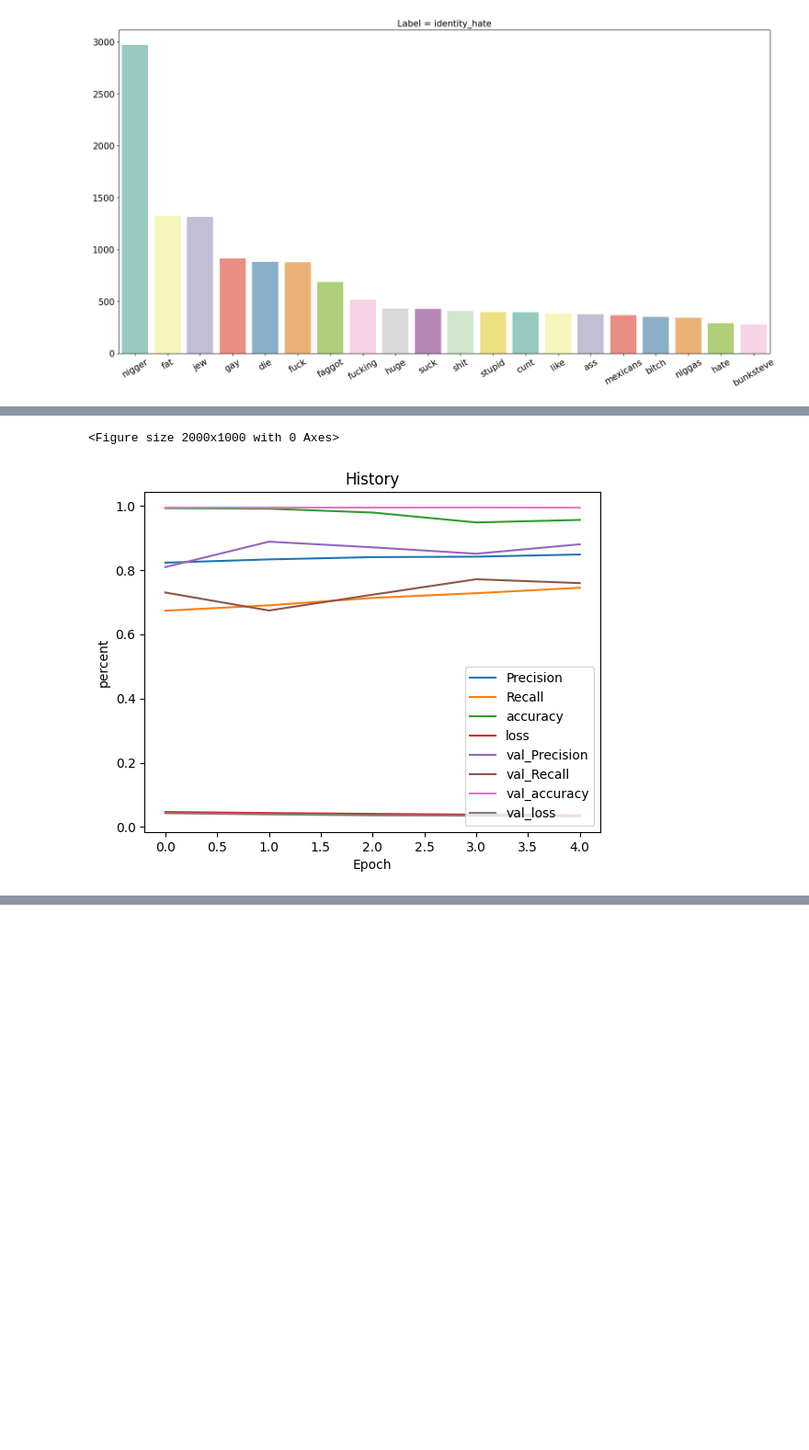
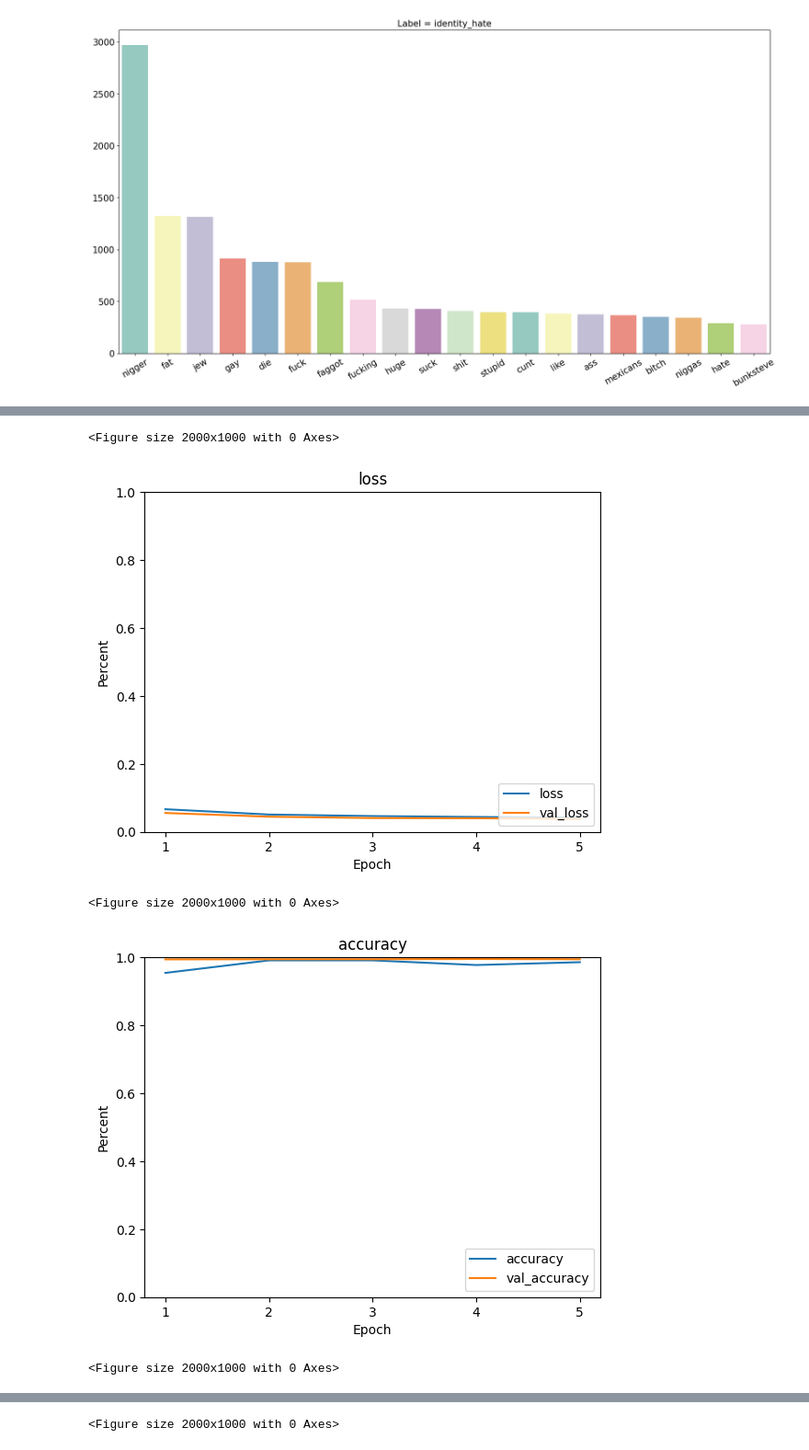
Before and after one commit to An071003/IE221-21521804-21521595, a Jupyter notebook: Jupyter-notebook/jupyter_notebook.ipynb, the cells around one changed output, grey strips where cells are left out. Shown at 92% size. Cells and saved outputs as stored; diff of their text form; code cells hidden in the pictures; blank space fills up the shorter version.

```diff
--- a/Jupyter-notebook/jupyter_notebook.ipynb
+++ b/Jupyter-notebook/jupyter_notebook.ipynb
@@ -174,7 +198,7 @@ dataset = dataset.prefetch(8) # Cho phép dữ liệu được xử lý trước
 # %%
-train = dataset.take(int(len(dataset)*.7))
-val = dataset.skip(int(len(dataset)*.7)).take(int(len(dataset)*.2))
-test = dataset.skip(int(len(dataset)*.9)).take(int(len(dataset)*.1))
+train = dataset.take(int(len(dataset)*.6))
+val = dataset.skip(int(len(dataset)*.6)).take(int(len(dataset)*.2))
+test = dataset.skip(int(len(dataset)*.8)).take(int(len(dataset)*.2))
 # %%
 # Xây dựng mô hình với Sequential
 model = Sequential()
@@ -235,12 +258,21 @@ Epoch 5/5
 # %%
 # Trực quan hóa số liêu mô hình sau khi huấn luyện
-plt.figure(figsize=(20,10))
-pd.DataFrame(history.history).plot()
-plt.title('History')
-plt.xlabel('Epoch')
-plt.ylabel('percent')
-plt.legend(loc='lower right')
-plt.show()
+metric = pd.DataFrame(history.history)
+title = [['loss', 'val_loss'], ['accuracy', 'val_accuracy'], ['precision', 'val_precision'], ['recall', 'val_recall']]
+
+for i in title:
+    plt.figure(figsize=(20, 10))
+    metric[i].plot()
+    plt.title(i[0])
+    plt.xlabel('Epoch')
+    plt.ylabel('Percent')
+    plt.xticks(ticks=range(len(metric)), labels = range(1, len(metric) + 1))
+    plt.ylim(0.0, 1.0)
+    plt.legend(loc='lower right')
+    plt.show()
 # %% [output]
 <Figure size 2000x1000 with 0 Axes>
-[figure, old version]
+[figure, new version]
+<Figure size 2000x1000 with 0 Axes>
+[figure, added]
+<Figure size 2000x1000 with 0 Axes>
@@ -246,0 +280 @@ plt.show()
+<Figure size 2000x1000 with 0 Axes>
```
Also changed, not shown: parts of 26 cells of this notebook, 14 other files.
